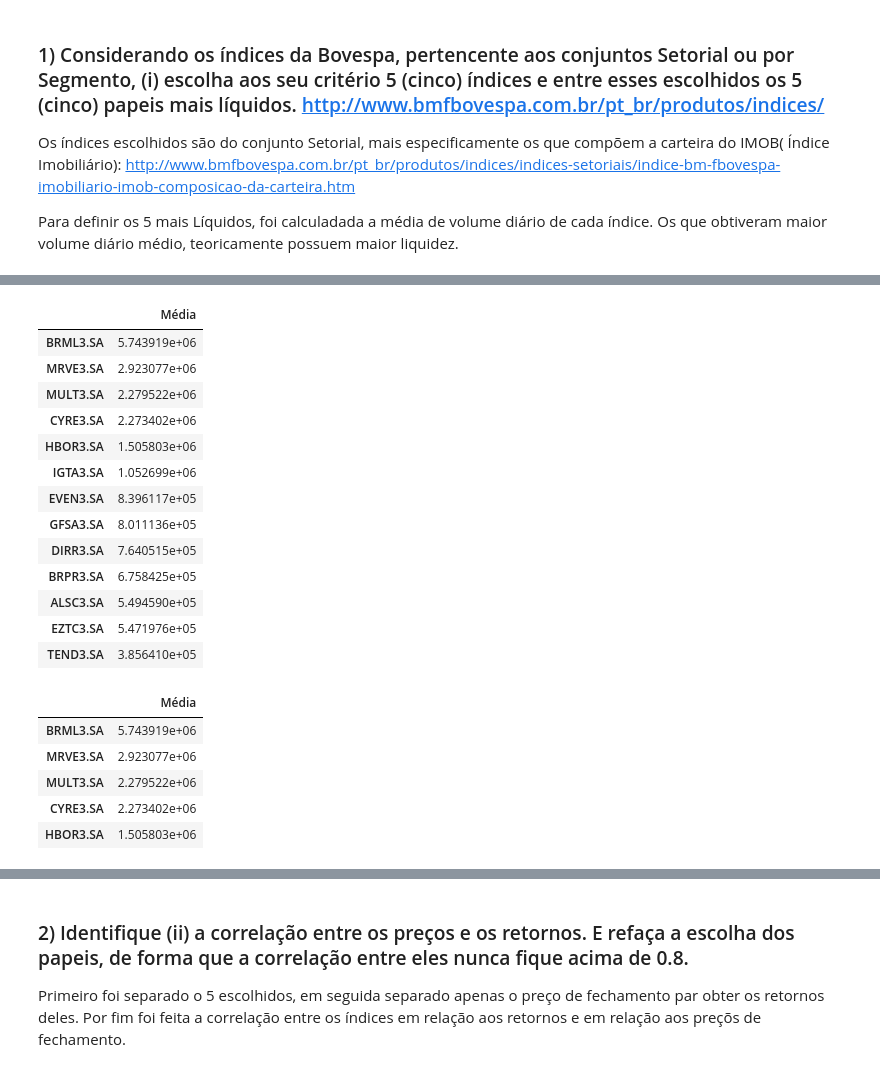
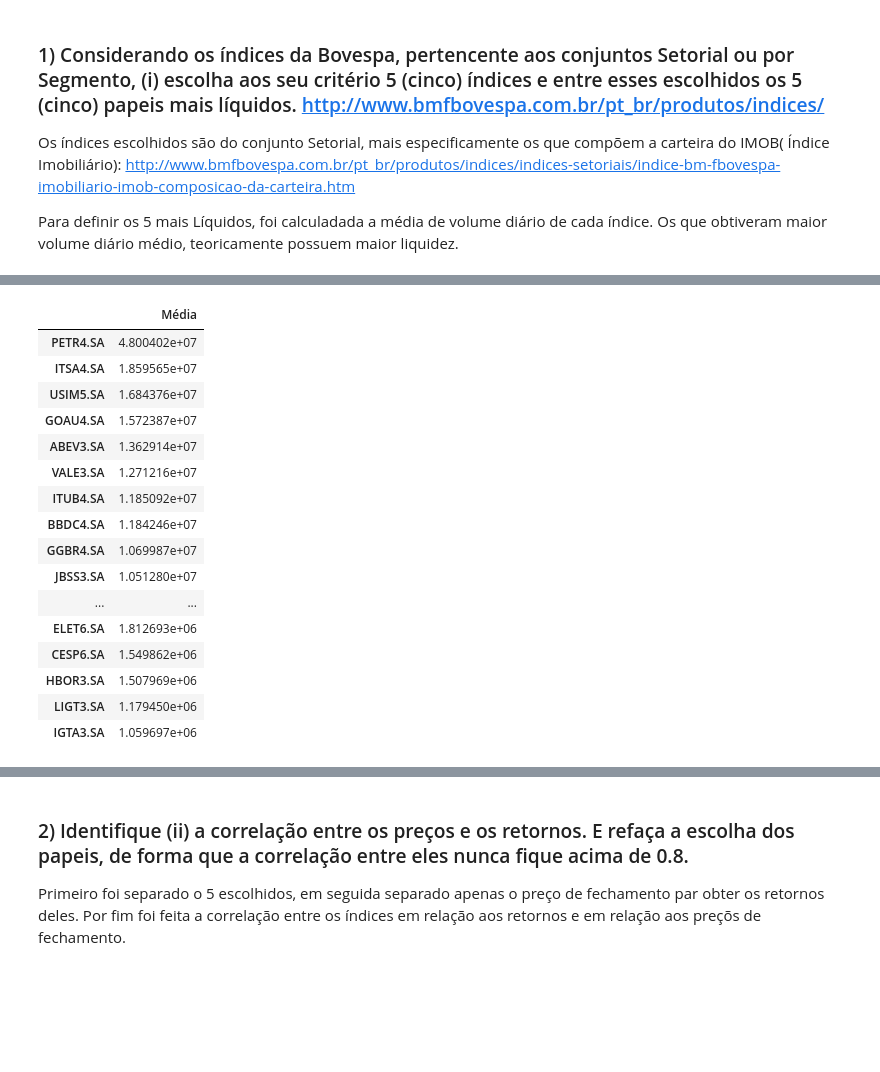
Before and after one commit to EduardoSSR/Financial-Engineering, a Jupyter notebook: Trabalhos/Trabalho_1.ipynb, the cells around one changed output, grey strips where cells are left out. Saved outputs shown, nothing was run; the diff lists cells and outputs as text; code cells hidden in the pictures; blank space fills up the shorter version.

```diff
--- a/Trabalhos/Trabalho_1.ipynb
+++ b/Trabalhos/Trabalho_1.ipynb
@@ -102,0 +136,2 @@ stocks_volume
+# %%
+ativos_SMLL = read_ind(df_SMLL['Codigo'])
@@ -102,0 +140,2 @@ stocks_volume
+# %%
+ativos_UTIL = read_ind(df_UTIL['Codigo'])
@@ -103,30 +174,44 @@ stocks_volume
 # %%
-media_volume = stocks_volume.fillna(0).mean()
-mediaVolume = pd.DataFrame.from_dict(media_volume)
-mediaVolume.columns=["Média"]
-mediaVolume.sort_values('Média',ascending=False) #Organizados a partir dos que possuem média mais alta
+def maisLiquidos(ativos):
+    media_volume = ativos['Volume'].fillna(0).mean()
+    mediaVolume = pd.DataFrame.from_dict(media_volume)
+    mediaVolume.columns=["Média"]
+    mediaVolume.sort_values('Média',ascending=False)
+    MaisLiquidos = mediaVolume.sort_values('Média',ascending=False).iloc[:5]
+    return MaisLiquidos
-# %% [output]
-|  | Média |
-| BRML3.SA | 5.743919e+06 |
-| MRVE3.SA | 2.923077e+06 |
-| MULT3.SA | 2.279522e+06 |
-| CYRE3.SA | 2.273402e+06 |
-| HBOR3.SA | 1.505803e+06 |
-| IGTA3.SA | 1.052699e+06 |
-| EVEN3.SA | 8.396117e+05 |
-| GFSA3.SA | 8.011136e+05 |
-| DIRR3.SA | 7.640515e+05 |
-| BRPR3.SA | 6.758425e+05 |
-| ALSC3.SA | 5.494590e+05 |
-| EZTC3.SA | 5.471976e+05 |
-| TEND3.SA | 3.856410e+05 |
-# %%
-MaisLiquidos = mediaVolume.sort_values('Média',ascending=False).iloc[:5]
-MaisLiquidos #5 índices mais líquidos dos 13 selecionados inicialmente
-# %% [output]
-|  | Média |
-| BRML3.SA | 5.743919e+06 |
-| MRVE3.SA | 2.923077e+06 |
-| MULT3.SA | 2.279522e+06 |
-| CYRE3.SA | 2.273402e+06 |
-| HBOR3.SA | 1.505803e+06 |
+# %%
+Liquidos_ICON = maisLiquidos(ativos_ICON)
+Liquidos_IDIV = maisLiquidos(ativos_IDIV)
+Liquidos_IEE = maisLiquidos(ativos_IEE)
+Liquidos_IFNC = maisLiquidos(ativos_IFNC)
+Liquidos_IMAT = maisLiquidos(ativos_IMAT)
+Liquidos_IMOB = maisLiquidos(ativos_IMOB)
+Liquidos_INDX = maisLiquidos(ativos_INDX)
+Liquidos_IVBX2 = maisLiquidos(ativos_IVBX2)
+Liquidos_IMLCX = maisLiquidos(ativos_IMLCX)
+Liquidos_SMLL = maisLiquidos(ativos_SMLL)
+Liquidos_UTIL = maisLiquidos(ativos_UTIL)
+ativosLiquidos = [Liquidos_ICON,Liquidos_IDIV,Liquidos_IEE,Liquidos_IFNC,Liquidos_IMAT,Liquidos_IMOB,Liquidos_INDX,
+                 Liquidos_IVBX2, Liquidos_IMLCX,Liquidos_SMLL,Liquidos_UTIL]
+ativosLiquidos=pd.concat(ativosLiquidos)
+# %%
+all_Liquidos=ativosLiquidos.sort_values('Média',ascending=False).drop_duplicates()
+all_Liquidos
+# %% [output]
+|  | Média |
+| PETR4.SA | 4.800402e+07 |
+| ITSA4.SA | 1.859565e+07 |
+| USIM5.SA | 1.684376e+07 |
+| GOAU4.SA | 1.572387e+07 |
+| ABEV3.SA | 1.362914e+07 |
+| VALE3.SA | 1.271216e+07 |
+| ITUB4.SA | 1.185092e+07 |
+| BBDC4.SA | 1.184246e+07 |
+| GGBR4.SA | 1.069987e+07 |
+| JBSS3.SA | 1.051280e+07 |
+| ... | ... |
+| ELET6.SA | 1.812693e+06 |
+| CESP6.SA | 1.549862e+06 |
+| HBOR3.SA | 1.507969e+06 |
+| LIGT3.SA | 1.179450e+06 |
+| IGTA3.SA | 1.059697e+06 |
```
Also changed, not shown: parts of 35 cells of this notebook.
